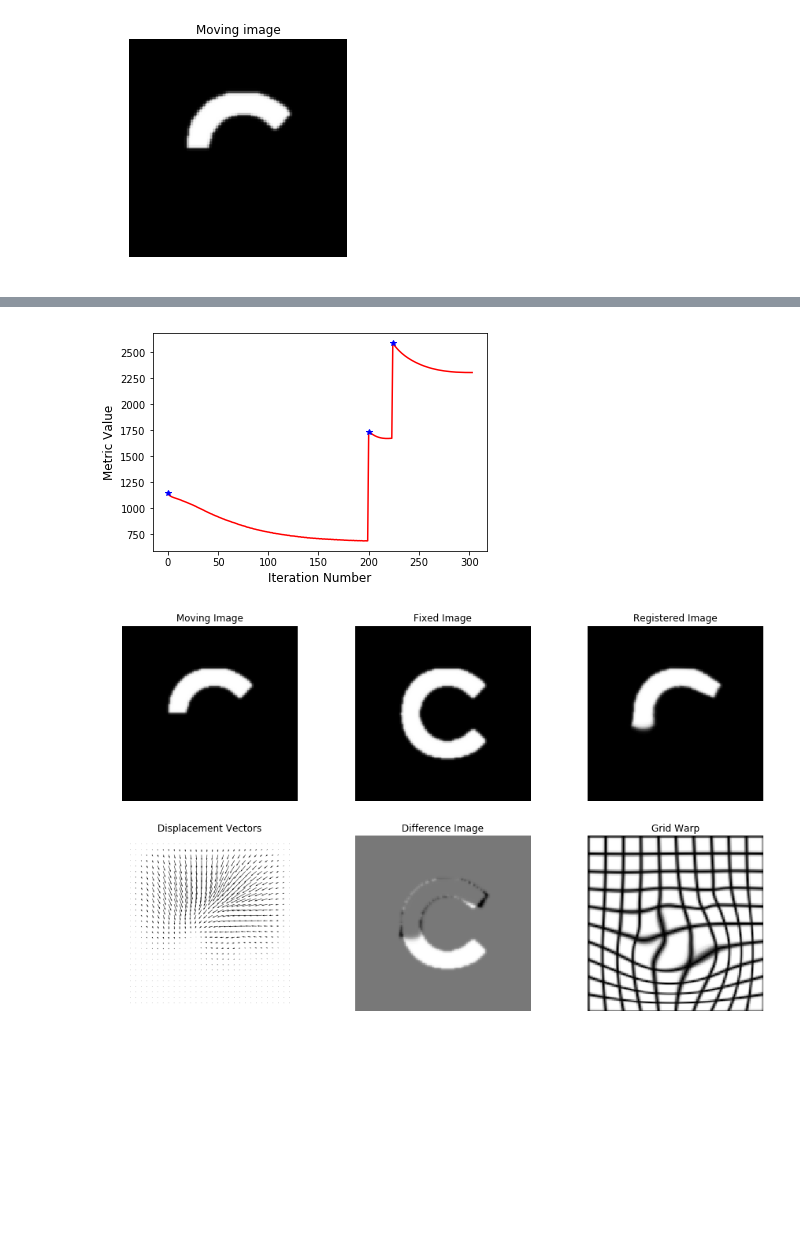
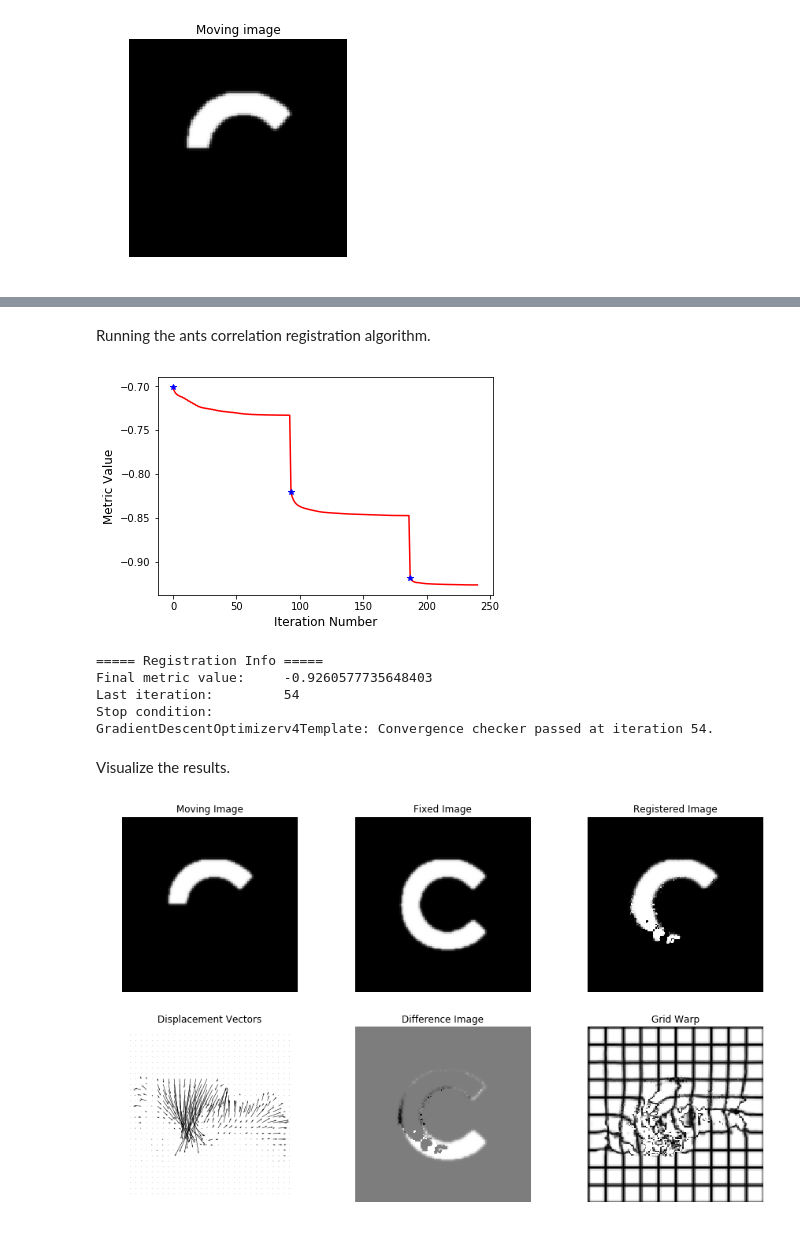
Before and after one commit to josetascon/registration_tutorial, a Jupyter notebook: 33_deformable_registration_2d.ipynb, the cells around one changed output, grey strips where cells are left out. Saved outputs shown, nothing was run; the diff lists cells and outputs as text; code cells hidden in the pictures; blank space fills up the shorter version.

Commit message:
Updates to registration algorithms

```diff
--- a/33_deformable_registration_2d.ipynb
+++ b/33_deformable_registration_2d.ipynb
@@ -135,10 +193,16 @@ plot_registration(fixed_image, moving_image, transform_12, samples = 30)
 # %%
-fixed_image = sitk.ReadImage('images/c.png', sitk.sitkFloat32)
-moving_image = sitk.ReadImage('images/chalf.png', sitk.sitkFloat32)
+# Reading the images
+prefix = './images/'
+# prefix = '/content/registration_tutorial/images/'
 
+fixed_image = sitk.ReadImage(prefix + 'c.png', sitk.sitkFloat32)
+moving_image = sitk.ReadImage(prefix + 'chalf.png', sitk.sitkFloat32)
+
+# Print and plot the fixed image
 print(image_info(fixed_image))
 imshow_2d(fixed_image, 'Fixed Image')
 
+# Print and plot the moving image
 print(image_info(moving_image))
 imshow_2d(moving_image, 'Moving image')
 # %% [output]
@@ -161,10 +332,28 @@ Total Elements:         22500
+# %%
+# Create initial identity transformation.
+transform_to_displacment_field_filter = sitk.TransformToDisplacementFieldFilter()
+transform_to_displacment_field_filter.SetReferenceImage(fixed_image)
+
+# The image returned from the initial_transform_filter is transferred to the transform and cleared out.
+initial_transform_df3 = sitk.DisplacementFieldTransform(transform_to_displacment_field_filter.Execute(sitk.Transform(dimension, sitk.sitkIdentity)))
+
+# Regularization (update field - viscous, total field - elastic).
+initial_transform_df3.SetSmoothingGaussianOnUpdate(varianceForUpdateField=0.0, varianceForTotalField=0.0)
+# %% [markdown]
+Running the ants correlation registration algorithm.
 # %%
-dimension = 2
-transform_12 = demons_registration(fixed_image, moving_image, learning_rate=200.0,
-                                  num_iterations = 200)
+dfield_transform3 = registration_antscorrelation(fixed_image, moving_image, initial_transform_df3,
+                                learning_rate=4.0, num_iterations = 200)
 # %% [output]
-[figure, old version]
+[figure, new version]
+===== Registration Info =====
+Final metric value:     -0.9260577735648403
+Last iteration:         54
+Stop condition:
+GradientDescentOptimizerv4Template: Convergence checker passed at iteration 54.
+# %% [markdown]
+Visualize the results.
 # %%
-plot_registration(fixed_image, moving_image, transform_12, samples = 30)
+plot_registration(fixed_image, moving_image, dfield_transform3)
 # %% [output]
-[figure, old version]
+[figure, new version]
```
Also changed, not shown: parts of 38 cells of this notebook, 2 other files.
